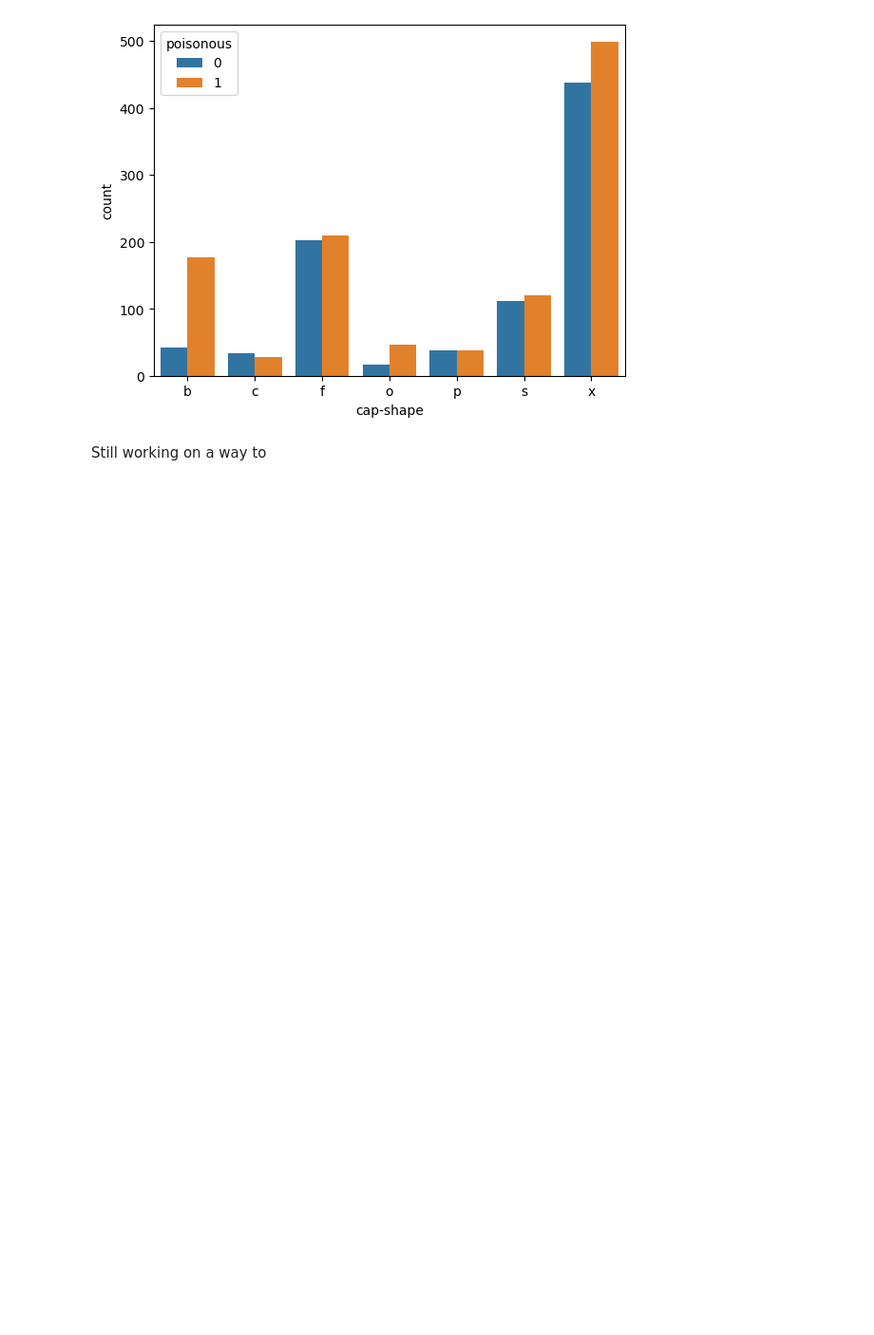
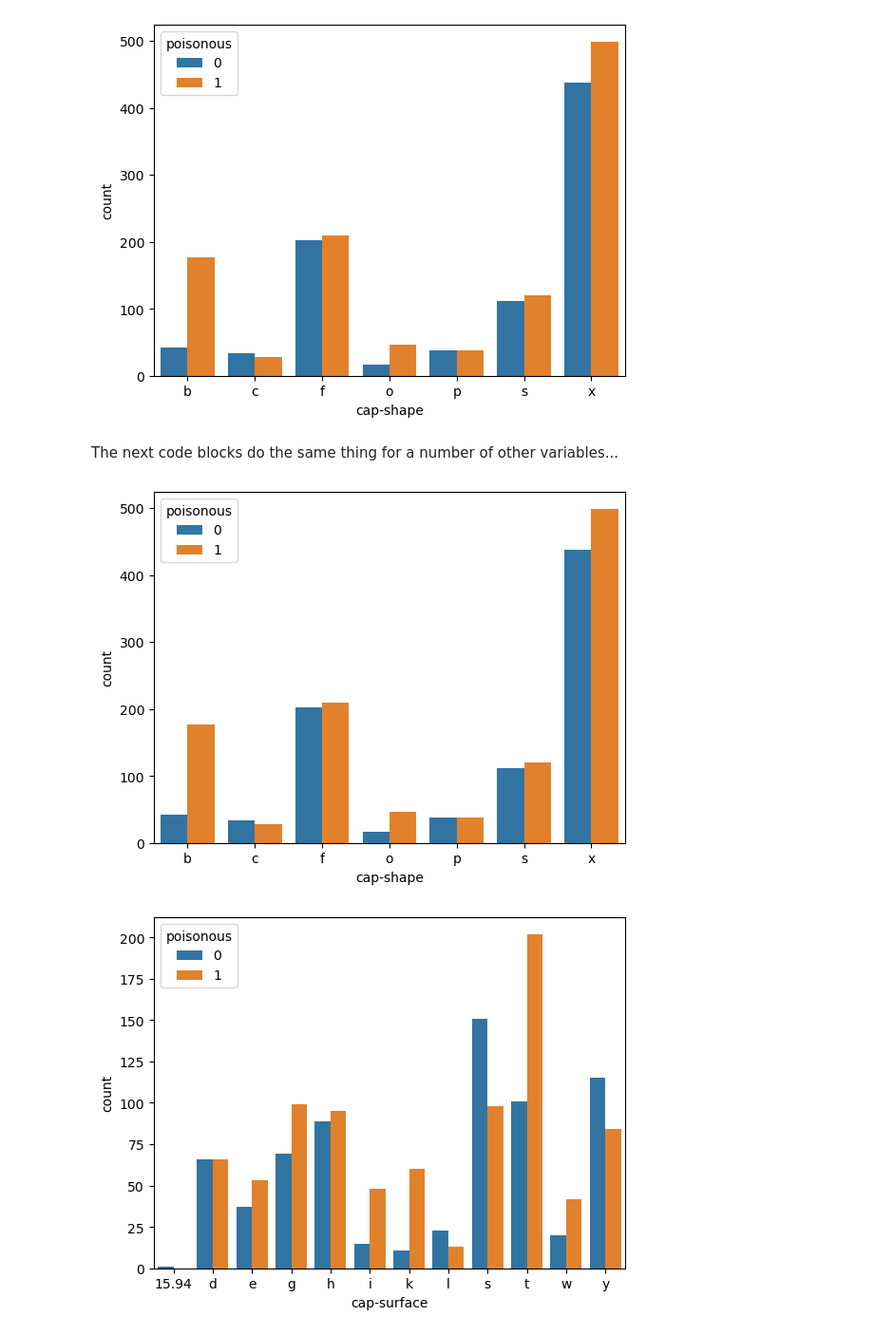
Before and after one commit to p-kve/ecs171_MushroomID, a Jupyter notebook: mushroomsDataCleaning.ipynb, the cells around one changed output. Shown at 95% size. Drawn from its saved outputs; the diff is of its cells as text; code cells hidden in the pictures; blank space fills up the shorter version.

Commit message:
Added code blocks to plot poisonous or not by feature

```diff
--- a/mushroomsDataCleaning.ipynb
+++ b/mushroomsDataCleaning.ipynb
@@ -241,7 +241,8 @@ def countFeatureAndPoisonousCases(df, feature, printTable=False):
 	df_T = df[features]
 	df_T = df_T.groupby(feature)["poisonous"].value_counts().sort_index()
 	df_T = df_T.to_frame().reset_index()
-	print(df_T)
+	if printTable:
+		print(df_T)
 	sns.barplot(x=df_T[feature], y=df_T["count"], hue=df_T["poisonous"])
 	plt.show()
 
@@ -263,5 +264,11 @@ countFeatureAndPoisonousCases(df, "cap-shape", printTable=True)
 12         x          0    437
 13         x          1    499
 [figure]
-# %% [markdown]
-Still working on a way to
+# %% [markdown]
+The next code blocks do the same thing for a number of other variables...
+# %%
+for attr in ["cap-shape", "cap-surface", "cap-color", "stem-color", "stem-surface", "gill-attachment","gill-color", "does-bruise-or-bleed", "season"]:
+	countFeatureAndPoisonousCases(df, attr)
+# %% [output]
+[figure, added]
+[figure, added]
```
Also changed, not shown: parts of 1 cell of this notebook.
